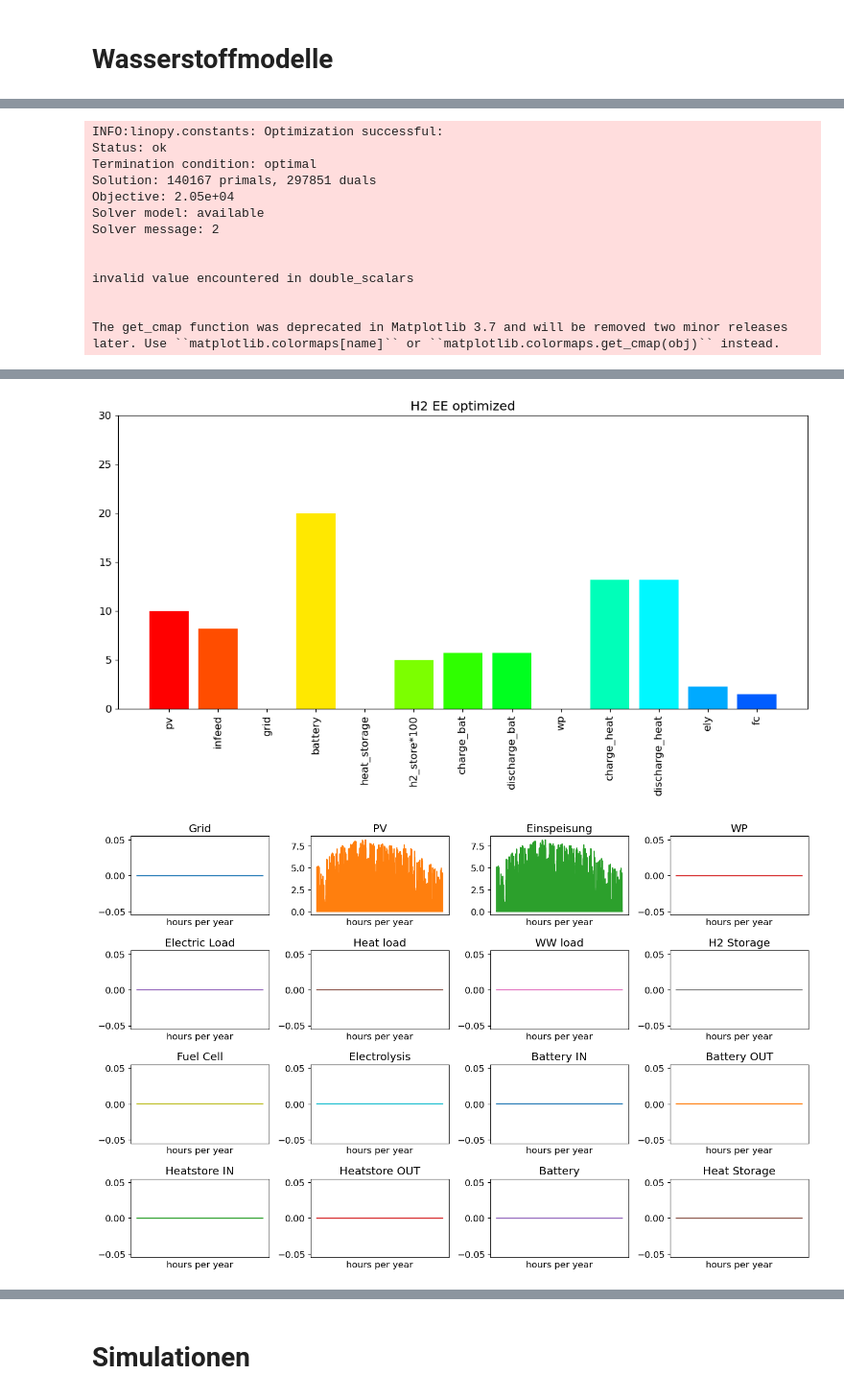
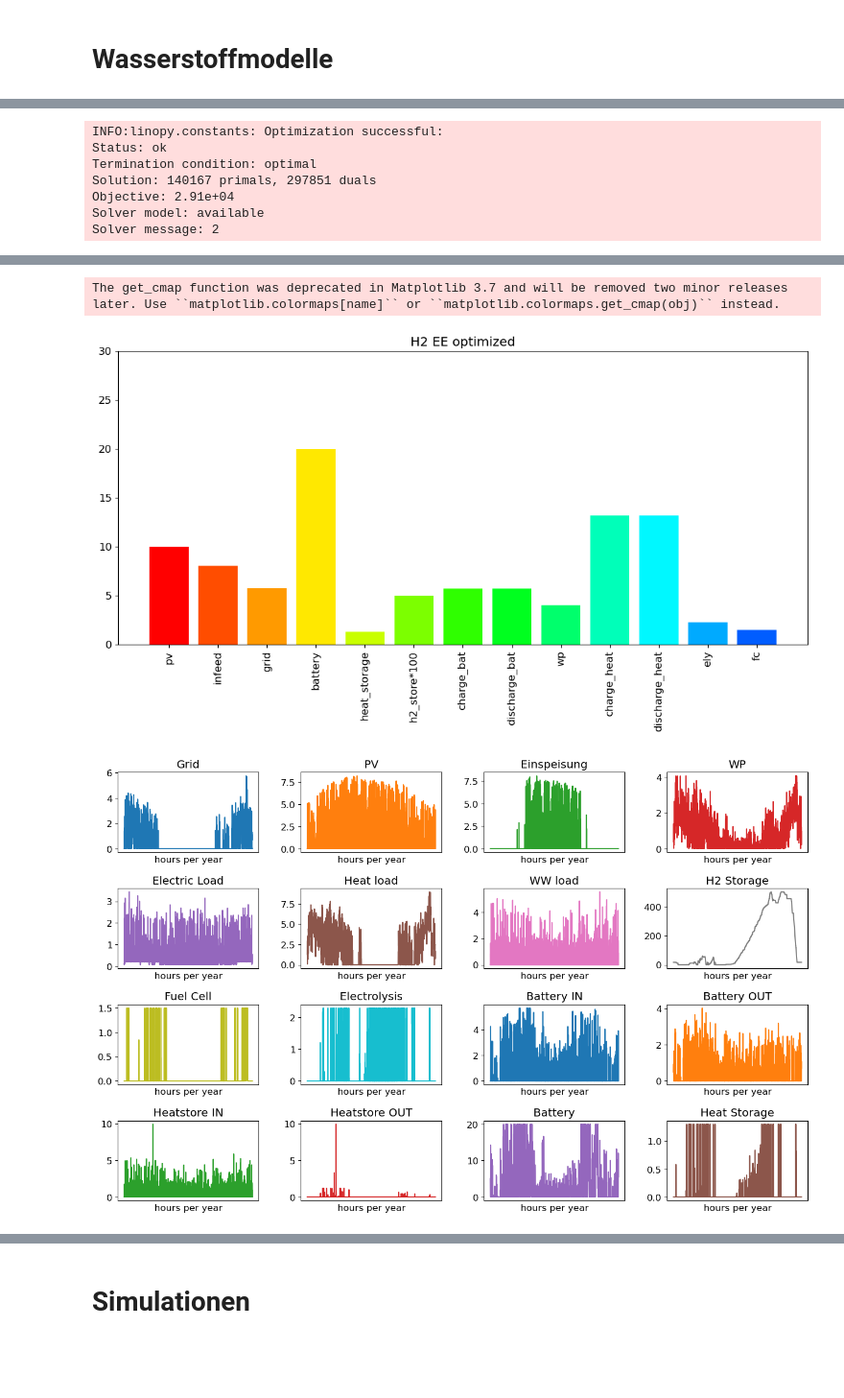
Before and after one commit to aalushi/ModellierungSoSe23, a Jupyter notebook: Projekt_Autarkie_Gruppe3/Projektnotebook_Autarkie_Projektgruppe3_multiTest.ipynb, the cells around one changed output, grey strips where cells are left out. Shown at 96% size. Saved outputs shown, nothing was run; the diff lists cells and outputs as text; code cells hidden in the pictures; blank space fills up the shorter version.

```diff
--- a/Projekt_Autarkie_Gruppe3/Projektnotebook_Autarkie_Projektgruppe3_multiTest.ipynb
+++ b/Projekt_Autarkie_Gruppe3/Projektnotebook_Autarkie_Projektgruppe3_multiTest.ipynb
@@ -2969,8 +3669,7 @@ AttributeError: 'DataFrame' object has no attribute 'grid'
 # %%
-n_h2 = build_h2_network(electric_load=df_data['e_load_2p'], heat_load=df_data['h_load_2p'], ww_load=df_data['ww_load_2p'])
-
-n_h2.optimize(solver_name='gurobi')
-
-h2_results = analyse_single_network(n_h2, h2=True, plots=True)
+# Standard Test h2 EE Netzwerk
+# n_h2 = build_h2_network(electric_load=df_data['e_load_4p'], heat_load=df_data['h_load_4p'], ww_load=df_data['ww_load_4p'])
+# n_h2.optimize(solver_name='gurobi')
+# h_results = analyse_single_network(n_h2, h2=True, plots=True)
 # %% [output]
 INFO:linopy.model: Solve linear problem using Gurobi solver
@@ -2995,14 +3694,8 @@ INFO:linopy.constants: Optimization successful:
 Status: ok
 Termination condition: optimal
 Solution: 140167 primals, 297851 duals
-Objective: 2.05e+04
+Objective: 2.91e+04
 Solver model: available
 Solver message: 2
-
-
-invalid value encountered in double_scalars
-
-
-The get_cmap function was deprecated in Matplotlib 3.7 and will be removed two minor releases later. Use ``matplotlib.colormaps[name]`` or ``matplotlib.colormaps.get_cmap(obj)`` instead.
 Network analytics:
                           analytic values
@@ -3019,7 +3712,8 @@ Heat Storage stored                -0.00
 ... (22 lines left out)
 charge_heat               13.20
 discharge_heat            13.20
 ely                        2.30
 fc                         1.50
+The get_cmap function was deprecated in Matplotlib 3.7 and will be removed two minor releases later. Use ``matplotlib.colormaps[name]`` or ``matplotlib.colormaps.get_cmap(obj)`` instead.
-[figure, old version]
+[figure, new version]
-[figure, old version]
+[figure, new version]
```
Also changed, not shown: parts of 33 cells of this notebook.
